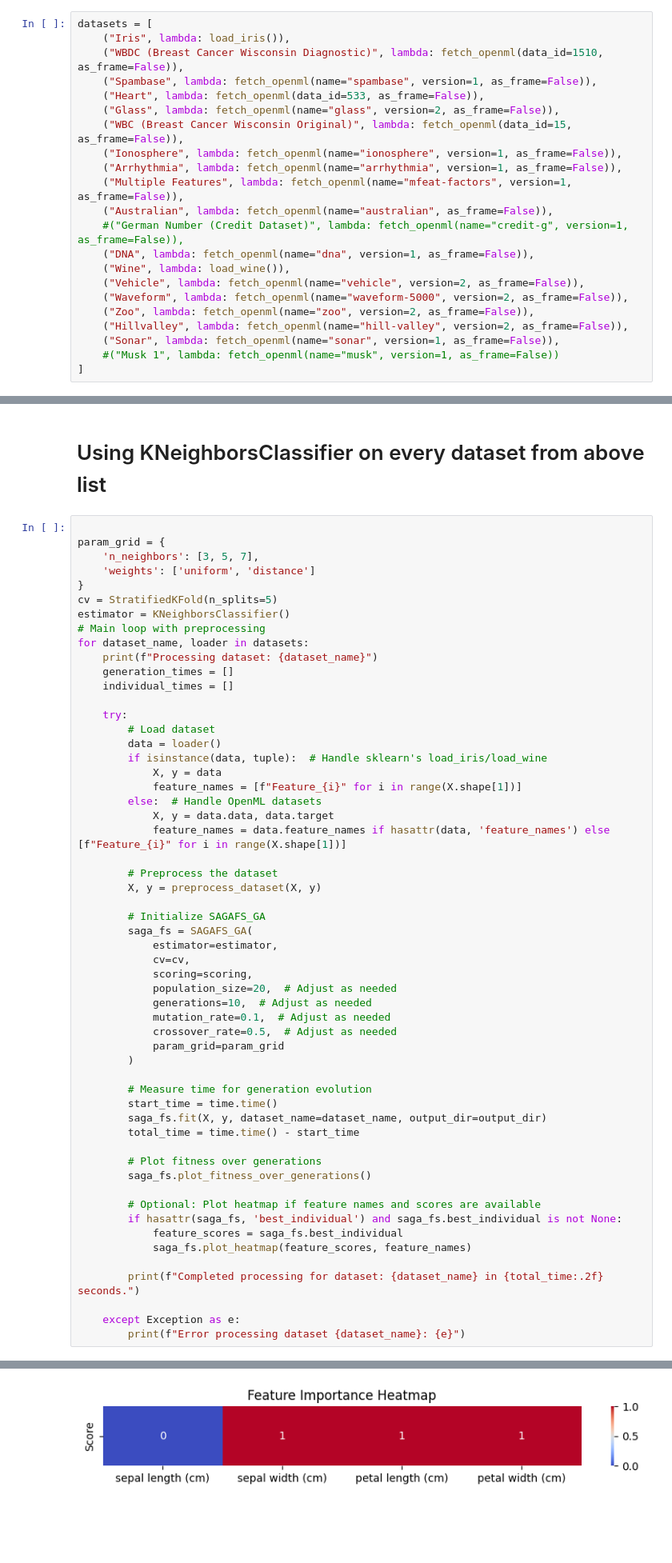
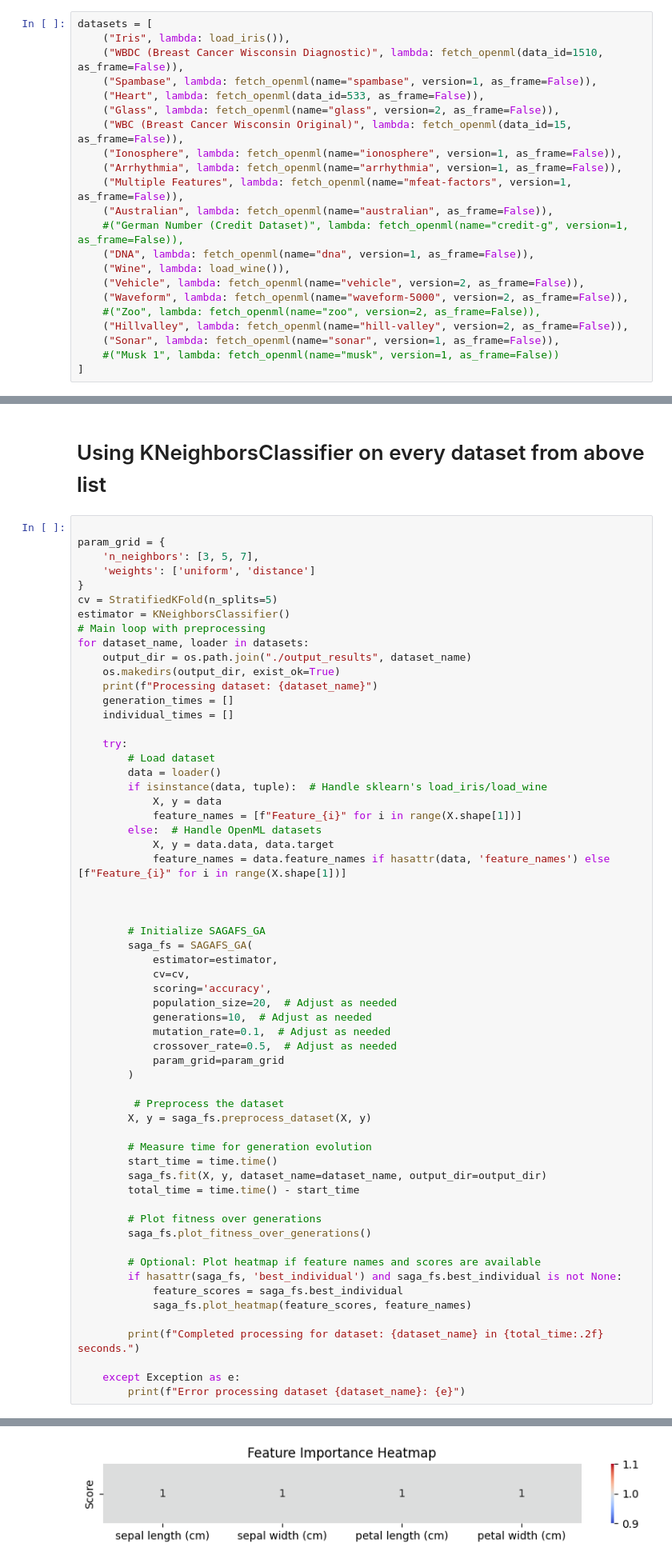
Before and after one commit to BHAVEN1234/PepAMC-Peptide-Antimicrobial-Classifier-, a Jupyter notebook: Code/SAGAFS_CLASS/SAGAFS_GA_NEW.ipynb, the cells around one changed output, grey strips where cells are left out. Shown at 80% size. Drawn from its saved outputs; the diff is of its cells as text; blank space fills up the shorter version.

```diff
--- a/Code/SAGAFS_CLASS/SAGAFS_GA_NEW.ipynb
+++ b/Code/SAGAFS_CLASS/SAGAFS_GA_NEW.ipynb
@@ -55,7 +55,7 @@ datasets = [
     ("Wine", lambda: load_wine()),
     ("Vehicle", lambda: fetch_openml(name="vehicle", version=2, as_frame=False)),
     ("Waveform", lambda: fetch_openml(name="waveform-5000", version=2, as_frame=False)),
-    ("Zoo", lambda: fetch_openml(name="zoo", version=2, as_frame=False)),
+    #("Zoo", lambda: fetch_openml(name="zoo", version=2, as_frame=False)),
     ("Hillvalley", lambda: fetch_openml(name="hill-valley", version=2, as_frame=False)),
     ("Sonar", lambda: fetch_openml(name="sonar", version=1, as_frame=False)),
     #("Musk 1", lambda: fetch_openml(name="musk", version=1, as_frame=False))
@@ -473,6 +494,8 @@ cv = StratifiedKFold(n_splits=5)
 estimator = KNeighborsClassifier()
 # Main loop with preprocessing
 for dataset_name, loader in datasets:
+    output_dir = os.path.join("./output_results", dataset_name)
+    os.makedirs(output_dir, exist_ok=True)
     print(f"Processing dataset: {dataset_name}")
     generation_times = []
     individual_times = []
@@ -487,20 +510,22 @@ for dataset_name, loader in datasets:
             X, y = data.data, data.target
             feature_names = data.feature_names if hasattr(data, 'feature_names') else [f"Feature_{i}" for i in range(X.shape[1])]
 
-        # Preprocess the dataset
-        X, y = preprocess_dataset(X, y)
+
 
         # Initialize SAGAFS_GA
         saga_fs = SAGAFS_GA(
             estimator=estimator,
             cv=cv,
-            scoring=scoring,
+            scoring='accuracy',
             population_size=20,  # Adjust as needed
             generations=10,  # Adjust as needed
             mutation_rate=0.1,  # Adjust as needed
             crossover_rate=0.5,  # Adjust as needed
             param_grid=param_grid
         )
+
+         # Preprocess the dataset
+        X, y = saga_fs.preprocess_dataset(X, y)
 
         # Measure time for generation evolution
         start_time = time.time()
@@ -541 +566 @@ Child2:  [1. 1. 0. 0.]
-[figure, old version]
+[figure, new version]
```
Also changed, not shown: parts of 3 cells of this notebook.
